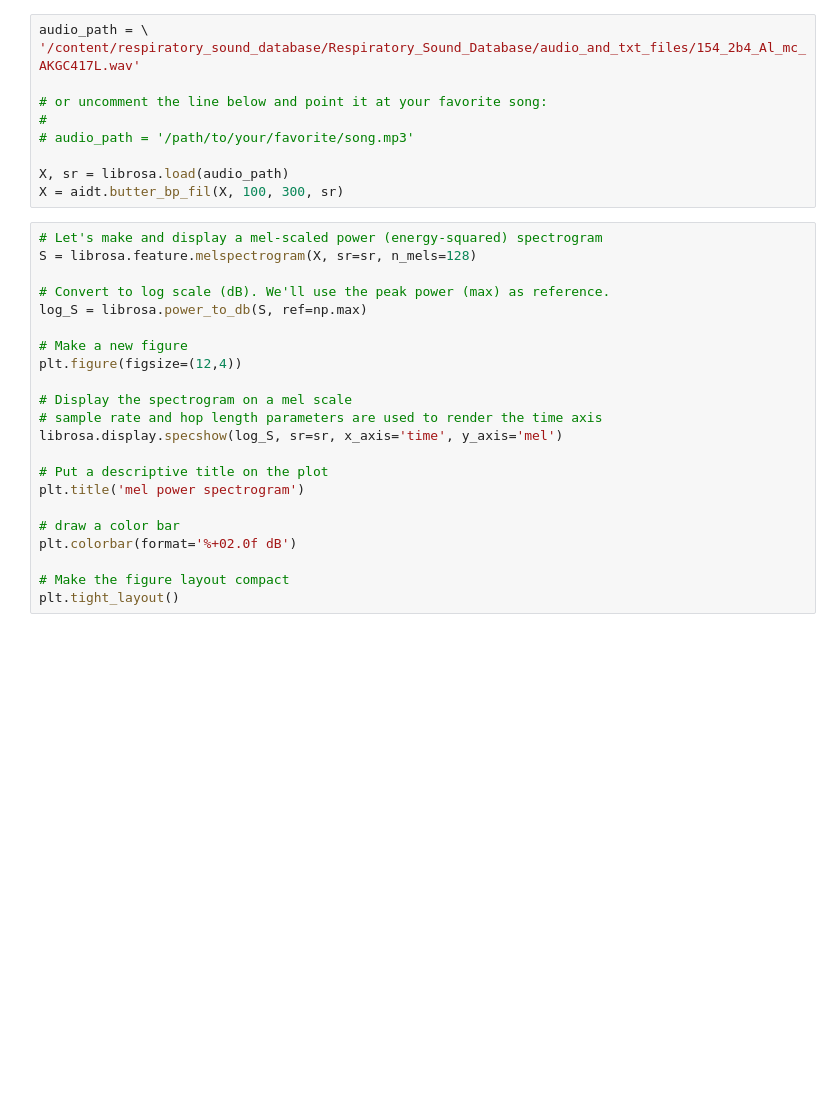
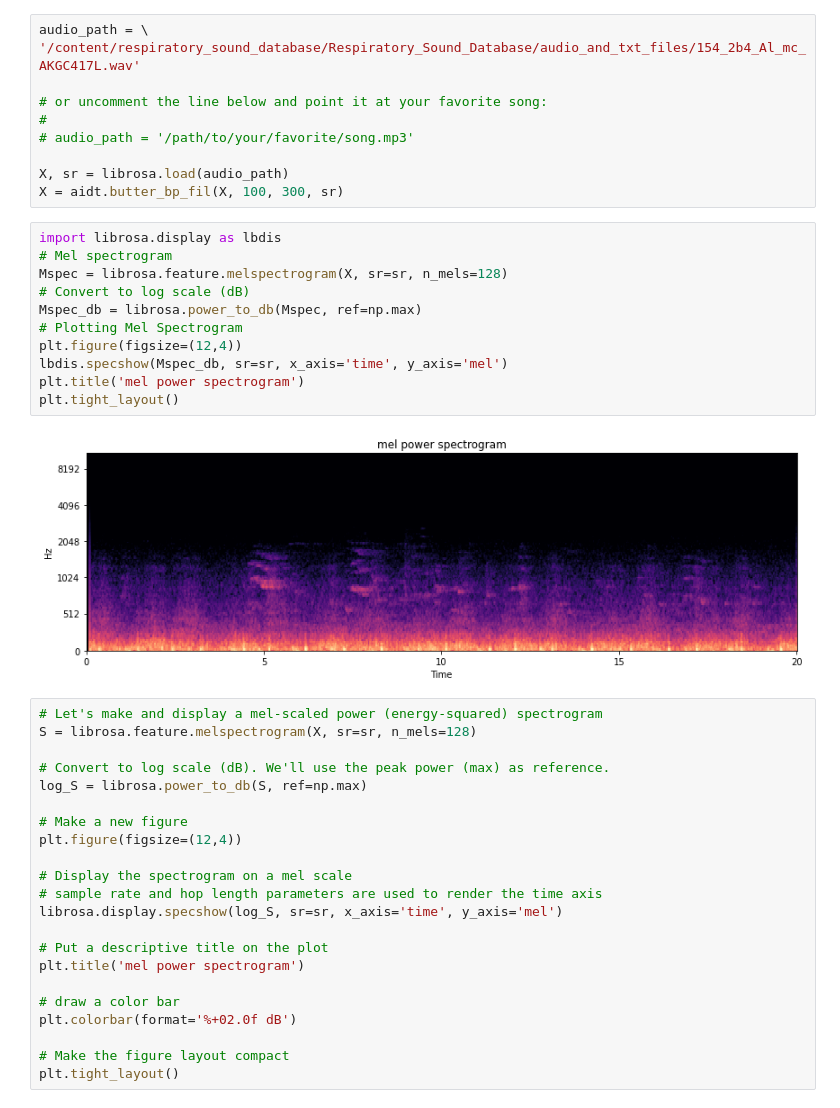
Before and after one commit to tibayo1/aid_label_tool_v0, a Jupyter notebook: Lung_Sounds_Detection.ipynb, the cells around one changed output. Cells and saved outputs as stored; diff of their text form; blank space fills up the shorter version.

```diff
--- a/Lung_Sounds_Detection.ipynb
+++ b/Lung_Sounds_Detection.ipynb
@@ -143,6 +143,19 @@ audio_path = \
 
 X, sr = librosa.load(audio_path)
 X = aidt.butter_bp_fil(X, 100, 300, sr)
+# %%
+import librosa.display as lbdis
+# Mel spectrogram
+Mspec = librosa.feature.melspectrogram(X, sr=sr, n_mels=128)
+# Convert to log scale (dB)
+Mspec_db = librosa.power_to_db(Mspec, ref=np.max)
+# Plotting Mel Spectrogram
+plt.figure(figsize=(12,4))
+lbdis.specshow(Mspec_db, sr=sr, x_axis='time', y_axis='mel')
+plt.title('mel power spectrogram')
+plt.tight_layout()
+# %% [output]
+[figure, added]
 # %%
 # Let's make and display a mel-scaled power (energy-squared) spectrogram
 S = librosa.feature.melspectrogram(X, sr=sr, n_mels=128)
```
